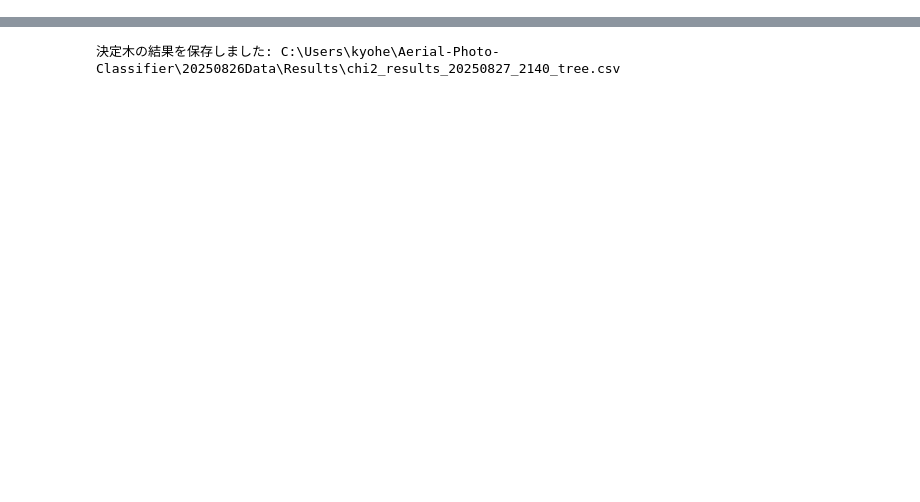
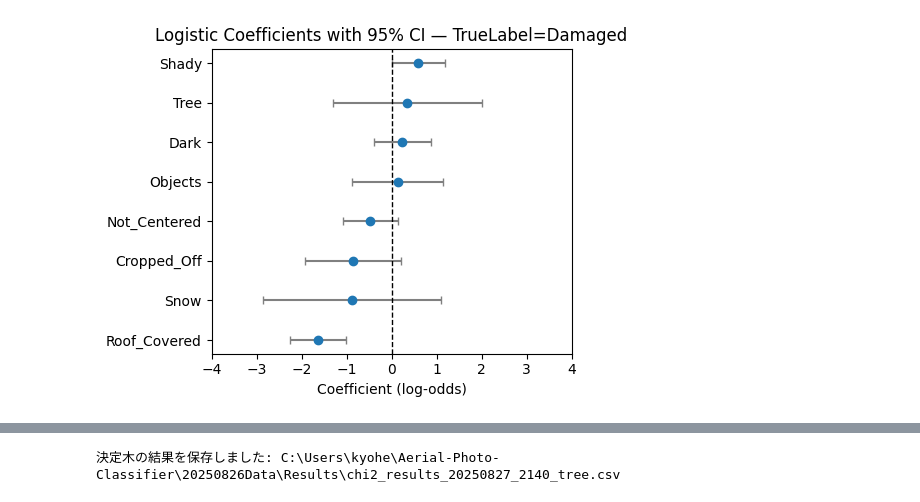
Before and after one commit to Tanned-podcast/Aerial_Photo_Classifier, a Jupyter notebook: Python/Utils/KaiNijouKentei.ipynb, the cells around one changed output, grey strips where cells are left out. Saved outputs shown, nothing was run; the diff lists cells and outputs as text; code cells hidden in the pictures; blank space fills up the shorter version.

```diff
--- a/Python/Utils/KaiNijouKentei.ipynb
+++ b/Python/Utils/KaiNijouKentei.ipynb
@@ -401,6 +400,19 @@ for group_name, group_mask in groups:
         X_const = sm.add_constant(X, has_constant='add')
         model = sm.Logit(y, X_const)
         res = model.fit(disp=False)
+        # ===== 疑似R^2の計算 =====
+        llf = res.llf           # full model log-likelihood
+        llnull = res.llnull     # null model log-likelihood
+        n_obs = res.nobs
+
+        r2_mcfadden = 1.0 - (llf / llnull)
+
+        r2_cox_snell = 1.0 - np.exp((2.0 / n_obs) * (llnull - llf))
+
+        r2_nagelkerke = (
+            r2_cox_snell / (1.0 - np.exp((2.0 / n_obs) * llnull))
+            if llnull < 0 else np.nan
+        )
     except Exception as e:
         print(f"[Logit] グループ={group_name}: 学習に失敗しました -> {e}")
         continue
@@ -432,6 +444,9 @@ for group_name, group_mask in groups:
             'n': n_samples,
             'positive_rate': pos_rate,
             'num_features': num_features,
+            'r2_mcfadden': r2_mcfadden,
+            'r2_cox_snell': r2_cox_snell,
+            'r2_nagelkerke': r2_nagelkerke,
         }
         # intercept 列名は 'const'
         if feat == 'const':
@@ -500,0 +516,66 @@ else:
+# %%
+# Replot logistic regression coefficients from saved CSV
+import pandas as pd
+import numpy as np
+import matplotlib.pyplot as plt
+from pathlib import Path
+
+# User parameters: set `logit_csv_path` to the CSV produced by the logistic regression cell
+logit_csv_path = Path(r"C:\\Users\\kyohe\\Aerial_Photo_Classifier\\20251209Data\\Results\20251212_1758\chi2_results_20251212_1758_logit.csv")
+
+if not logit_csv_path.exists():
+    print(f"ログit結果CSVが見つかりません: {logit_csv_path}")
+else:
+    df_logit = pd.read_csv(logit_csv_path)
+    # Expect columns: group, feature, coef, coef_ci_low, coef_ci_high, odds_ratio, ...
+    if 'group' not in df_logit.columns or 'feature' not in df_logit.columns or 'coef' not in df_logit.columns:
+        print("CSVに期待する列が見つかりません。`group, feature, coef, coef_ci_low, coef_ci_high` 列を確認してください。")
+    else:
+        # Optional: choose group(s) to plot; default all distinct groups
+        groups = sorted(df_logit['group'].dropna().unique())
+        for group in groups:
+            sub = df_logit[df_logit['group'] == group].copy()
+            # Drop intercept/const from feature plotting
+            sub = sub[~sub['feature'].isin(['const', 'intercept'])]
+            if sub.shape[0] == 0:
+                print(f"[Replot] グループ={group}: プロット可能な特徴量がありません。")
+                continue
+
+            # Sort by coef to make plot more interpretable
+            sub = sub.sort_values('coef')
+            feats = sub['feature'].astype(str).tolist()
+            coefs = sub['coef'].to_numpy()
+            lo = sub['coef_ci_low'].to_numpy() if 'coef_ci_low' in sub.columns else coefs - 0.1
+            hi = sub['coef_ci_high'].to_numpy() if 'coef_ci_high' in sub.columns else coefs + 0.1
+            lower_err = coefs - lo
+            upper_err = hi - coefs
+
+            y_pos = np.arange(len(feats))
+            fig, ax = plt.subplots(figsize=(5, max(4, 0.4 * len(feats))))
+            ax.errorbar(coefs, y_pos, xerr=[lower_err, upper_err], fmt='o', color='tab:blue',
+                        ecolor='gray', capsize=3, markersize=6)
+            ax.axvline(0.0, color='black', linewidth=1, linestyle='--')
+            ax.set_yticks(y_pos)
+            ax.set_yticklabels(feats)
+            ax.set_xlabel('Coefficient (log-odds)')
+            ax.set_title(f'Logistic Coefficients with 95% CI — {group}')
+            # Auto-scale x-limits with margin
+            xmin = -4
+            xmax = 4
+            if np.isfinite(xmin) and np.isfinite(xmax):
+                ax.set_xlim(xmin, xmax)
+            plt.tight_layout()
+            display(fig)
+            # Save updated nicer plot next to CSV
+            try:
+                out_dir = logit_csv_path.parent
+                safe_group = str(group).replace('=', '-').replace(':', '-').replace('/', '-').replace('\\\\', '-').replace(' ', '_')
+                png = out_dir / f"{logit_csv_path.stem}_replot_{safe_group}.png"
+                # fig.savefig(png, dpi=200)
+                print(f"[Replot] saved: {png}")
+            except Exception as e:
+                print(f"[Replot] failed saving plot for {group}: {e}")
+            finally:
+                plt.close(fig)
+# %% [output]
+[figure, added]
```
Also changed, not shown: parts of 4 cells of this notebook, 10 other files.
